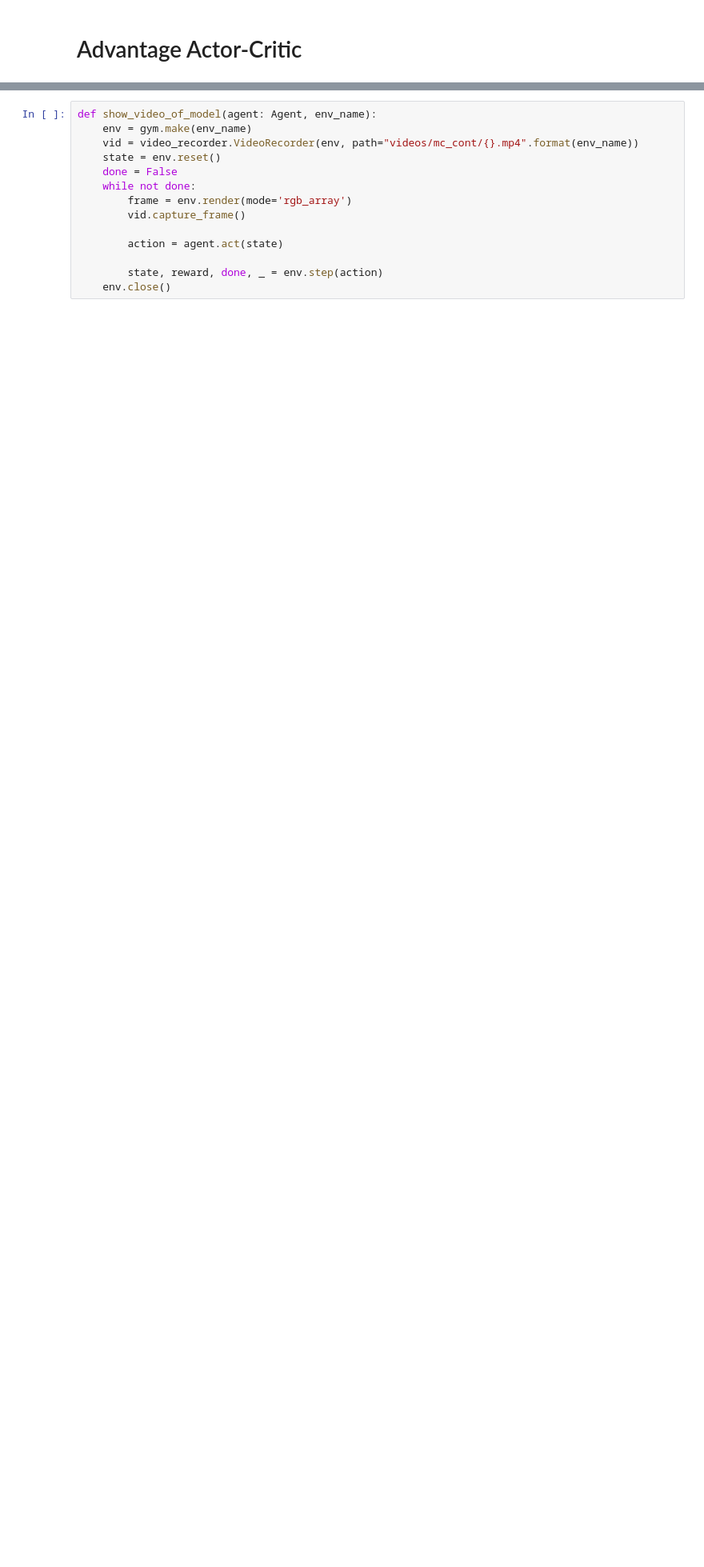
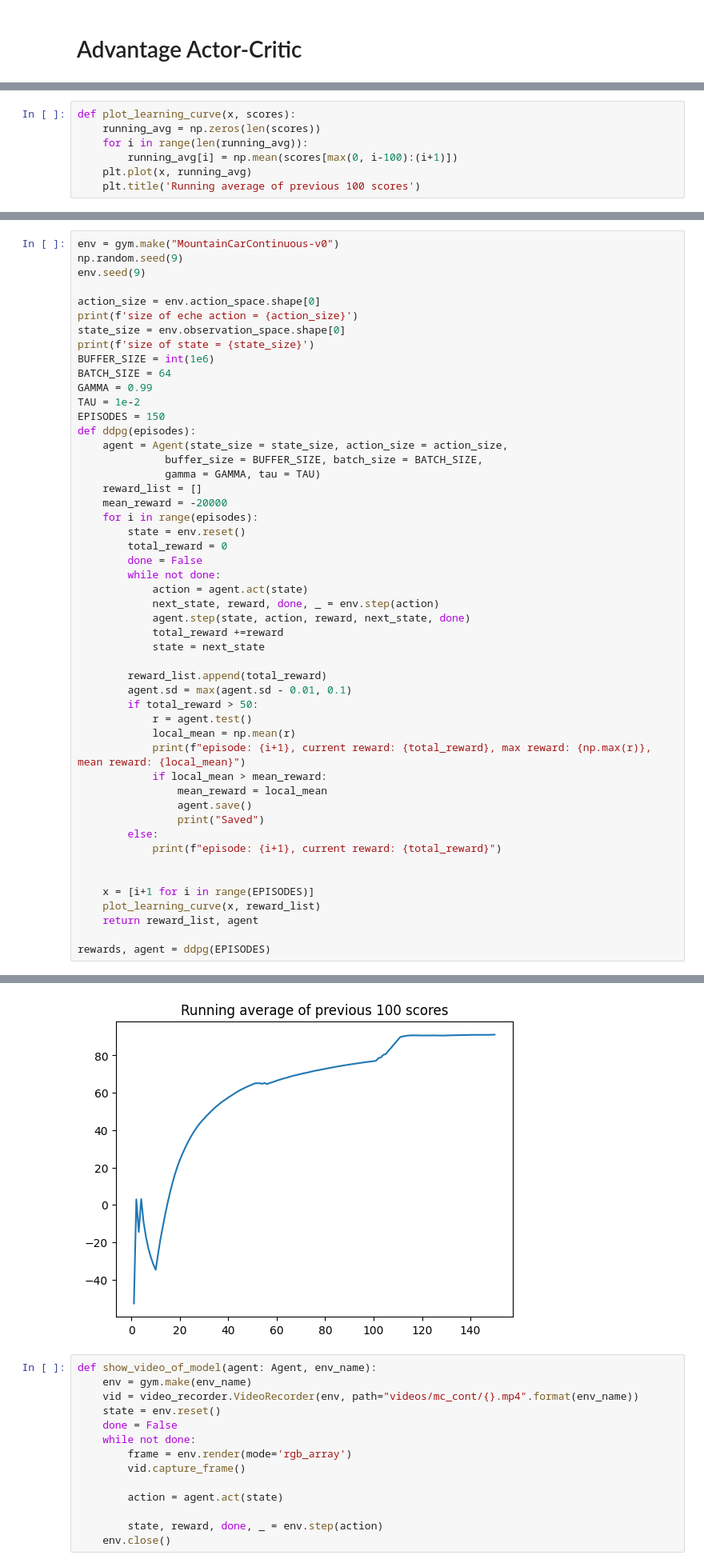
Before and after one commit to weiminn/reinforcement_learning_tutorials, a Jupyter notebook: 11_A2C/3_a2c_mountain_car.ipynb, the cells around one changed output, grey strips where cells are left out. Shown at 80% size. Saved outputs shown, nothing was run; the diff lists cells and outputs as text; blank space fills up the shorter version.

```diff
--- a/11_A2C/3_a2c_mountain_car.ipynb
+++ b/11_A2C/3_a2c_mountain_car.ipynb
@@ -261,0 +80,7 @@ episode: 200, current reward: 91.50422417414542, max reward: 90.82666729485045,
+# %%
+def plot_learning_curve(x, scores):
+    running_avg = np.zeros(len(scores))
+    for i in range(len(running_avg)):
+        running_avg[i] = np.mean(scores[max(0, i-100):(i+1)])
+    plt.plot(x, running_avg)
+    plt.title('Running average of previous 100 scores')
@@ -261,0 +211,51 @@ episode: 200, current reward: 91.50422417414542, max reward: 90.82666729485045,
+# %%
+env = gym.make("MountainCarContinuous-v0")
+np.random.seed(9)
+env.seed(9)
+
+action_size = env.action_space.shape[0]
+print(f'size of eche action = {action_size}')
+state_size = env.observation_space.shape[0]
+print(f'size of state = {state_size}')
+BUFFER_SIZE = int(1e6)
+BATCH_SIZE = 64
+GAMMA = 0.99
+TAU = 1e-2
+EPISODES = 150
+def ddpg(episodes):
+    agent = Agent(state_size = state_size, action_size = action_size,
+              buffer_size = BUFFER_SIZE, batch_size = BATCH_SIZE,
+              gamma = GAMMA, tau = TAU)
+    reward_list = []
+    mean_reward = -20000
+    for i in range(episodes):
+        state = env.reset()
+        total_reward = 0
+        done = False
+        while not done:
+            action = agent.act(state)
+            next_state, reward, done, _ = env.step(action)
+            agent.step(state, action, reward, next_state, done)
+            total_reward +=reward
+            state = next_state
+
+        reward_list.append(total_reward)
+        agent.sd = max(agent.sd - 0.01, 0.1)
+        if total_reward > 50:
+            r = agent.test()
+            local_mean = np.mean(r)
+            print(f"episode: {i+1}, current reward: {total_reward}, max reward: {np.max(r)}, mean reward: {local_mean}")
+            if local_mean > mean_reward:
+                mean_reward = local_mean
+                agent.save()
+                print("Saved")
+        else:
+            print(f"episode: {i+1}, current reward: {total_reward}")
+
+
+    x = [i+1 for i in range(EPISODES)]
+    plot_learning_curve(x, reward_list)
+    return reward_list, agent
+
+rewards, agent = ddpg(EPISODES)
+# %% [output]
@@ -262,3 +281,4 @@ episode: 200, current reward: 91.50422417414542, max reward: 90.82666729485045,
+[figure, added]
 # %%
 def show_video_of_model(agent: Agent, env_name):
     env = gym.make(env_name)
```
Also changed, not shown: parts of 6 cells of this notebook, 29 other files.
